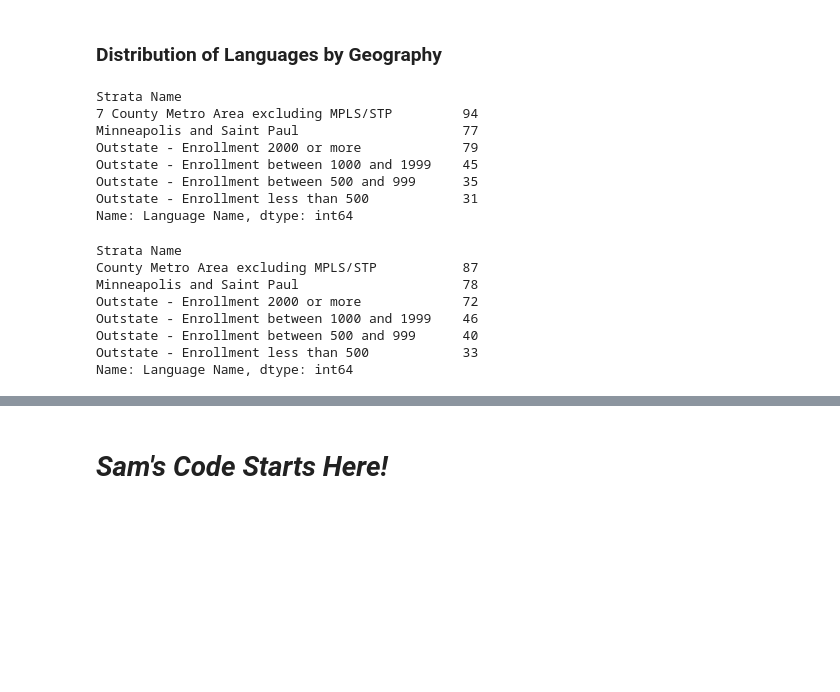
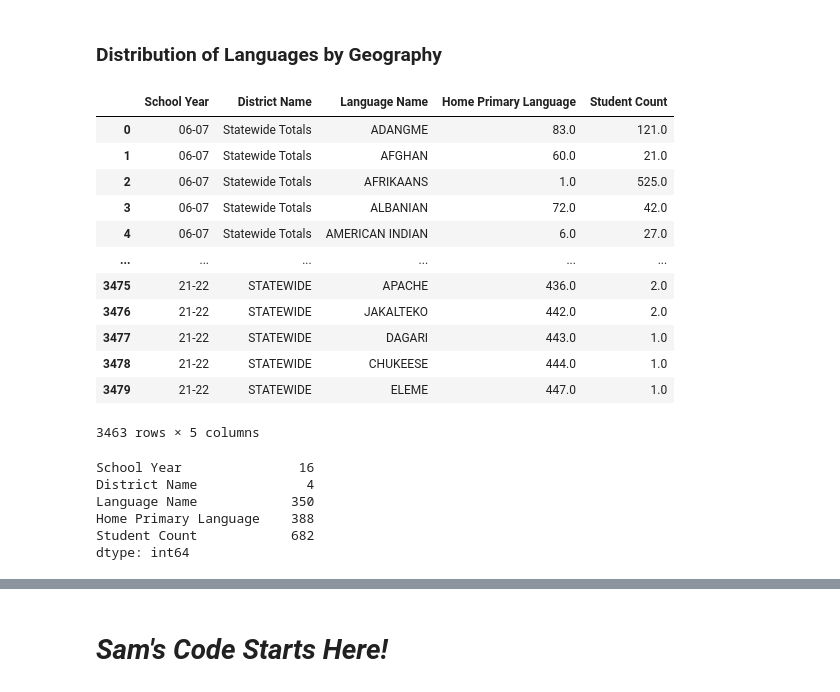
Before and after one commit to NTTGermania/Project-1-Group-7-Analysis-of-languages-in-Minnesota, a Jupyter notebook: Project#1test.ipynb, the cells around one changed output, grey strips where cells are left out. Cells and saved outputs as stored; diff of their text form; code cells hidden in the pictures; blank space fills up the shorter version.

```diff
--- a/Project#1test.ipynb
+++ b/Project#1test.ipynb
@@ -611,27 +613,27 @@ UniqueLang_yearsunstack.fillna(0)
 # *Maryam's Code Starts Here!*
 # %% [markdown]
 ### Distribution of Languages by Geography
-# %%
-lang_2007_geo = primary_home_language_2007_final_df.groupby("Strata Name").nunique()
-lang_2007_geo["Language Name"]
-# %% [output]
-Strata Name
-7 County Metro Area excluding MPLS/STP         94
-Minneapolis and Saint Paul                     77
-Outstate - Enrollment 2000 or more             79
-Outstate - Enrollment between 1000 and 1999    45
-Outstate - Enrollment between 500 and 999      35
-Outstate - Enrollment less than 500            31
-Name: Language Name, dtype: int64
-# %%
-lang_2008_geo = primary_home_language_2008_final_df.groupby("Strata Name").nunique()
-lang_2008_geo["Language Name"]
-# %% [output]
-Strata Name
-County Metro Area excluding MPLS/STP           87
-Minneapolis and Saint Paul                     78
-Outstate - Enrollment 2000 or more             72
-Outstate - Enrollment between 1000 and 1999    46
-Outstate - Enrollment between 500 and 999      40
-Outstate - Enrollment less than 500            33
-Name: Language Name, dtype: int64
+# %%
+#Converting all languages in CAPs and removing spaces from cells to ensure removal of duplicates
+complete_language_summary["Language Name"] = complete_language_summary["Language Name"].str.upper()
+complete_language_summary["Language Name"] = complete_language_summary["Language Name"].str.strip()
+
+#Further removing rows that have language as Not Available or Not Specific
+complete_language_summary.drop(complete_language_summary[complete_language_summary['Language Name'] == 'NOT AVAILABLE' ].index, inplace = True)
+complete_language_summary.drop(complete_language_summary[complete_language_summary['Language Name'] == 'NOT SPECIFIC' ].index, inplace = True)
+
+complete_language_summary
+# %% [output]
+|  | School Year | District Name | Language Name | Home Primary Language | Student Count |
+| 0 | 06-07 | Statewide Totals | ADANGME | 83.0 | 121.0 |
+| 1 | 06-07 | Statewide Totals | AFGHAN | 60.0 | 21.0 |
+| 2 | 06-07 | Statewide Totals | AFRIKAANS | 1.0 | 525.0 |
+| 3 | 06-07 | Statewide Totals | ALBANIAN | 72.0 | 42.0 |
+| 4 | 06-07 | Statewide Totals | AMERICAN INDIAN | 6.0 | 27.0 |
+| ... | ... | ... | ... | ... | ... |
+| 3475 | 21-22 | STATEWIDE | APACHE | 436.0 | 2.0 |
+| 3476 | 21-22 | STATEWIDE | JAKALTEKO | 442.0 | 2.0 |
+| 3477 | 21-22 | STATEWIDE | DAGARI | 443.0 | 1.0 |
+| 3478 | 21-22 | STATEWIDE | CHUKEESE | 444.0 | 1.0 |
+| 3479 | 21-22 | STATEWIDE | ELEME | 447.0 | 1.0 |
+3463 rows × 5 columns
@@ -637,0 +799,9 @@ Name: Language Name, dtype: int64
+# %%
+complete_language_summary.nunique()
+# %% [output]
+School Year               16
+District Name              4
+Language Name            350
+Home Primary Language    388
+Student Count            682
+dtype: int64
```
Also changed, not shown: parts of 24 cells of this notebook.
